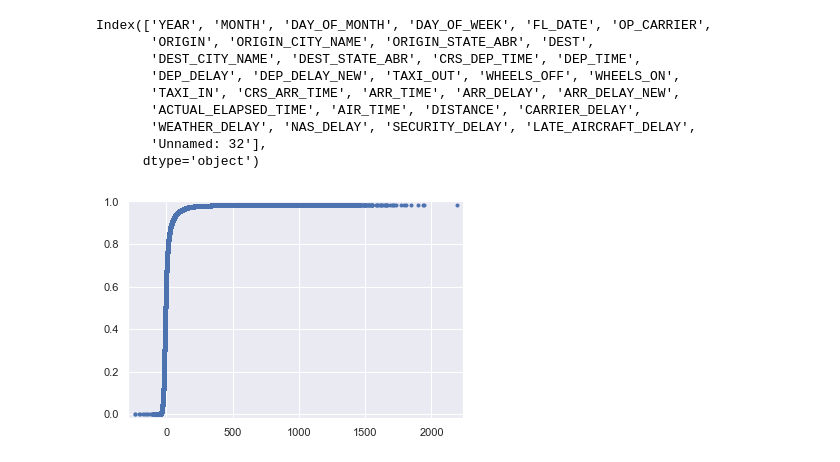
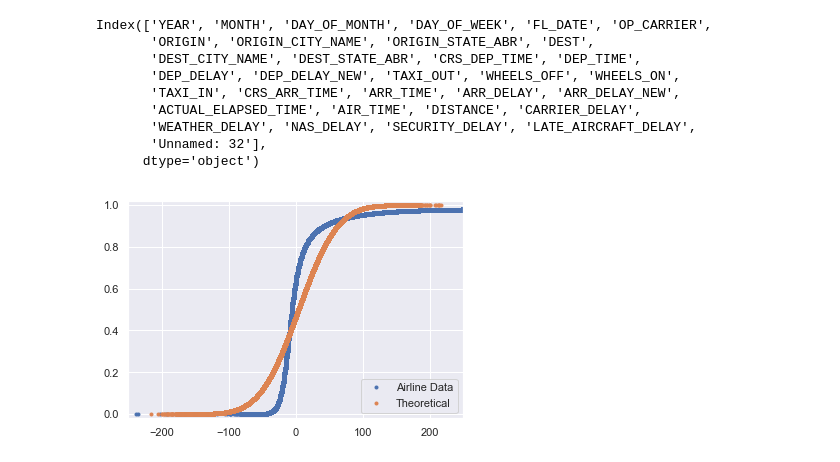
Before and after one commit to dmitriykats1/Springboard, a Jupyter notebook: Capstone1/import_data.ipynb, the cells around one changed output. Drawn from its saved outputs; the diff is of its cells as text; code cells hidden in the pictures.

```diff
--- a/Capstone1/import_data.ipynb
+++ b/Capstone1/import_data.ipynb
@@ -146,9 +156,20 @@ def ecdf(data):
     return x, y
 # %%
 x_air_time, y_air_time=ecdf(optimized_df.ARR_DELAY)
+# %%
+mu=np.mean(optimized_df.ARR_DELAY)
+# %%
+sigma=np.std(optimized_df.ARR_DELAY)
+# %%
+np.random.seed(42)
+normal = np.random.normal(mu, sigma, 1_000_000)
+x, y = ecdf(normal)
 # %%
 _ = plt.plot(x_air_time, y_air_time, marker='.', linestyle='none')
+_ = plt.plot(x, y, marker='.', linestyle='none')
+_ = plt.legend(('Airline Data', 'Theoretical'), loc='lower right')
 plt.margins(0.02)
+plt.xlim(-250, 250)
 plt.show()
 # %% [output]
-[figure, old version]
+[figure, new version]
```
Also changed, not shown: parts of 16 cells of this notebook.
